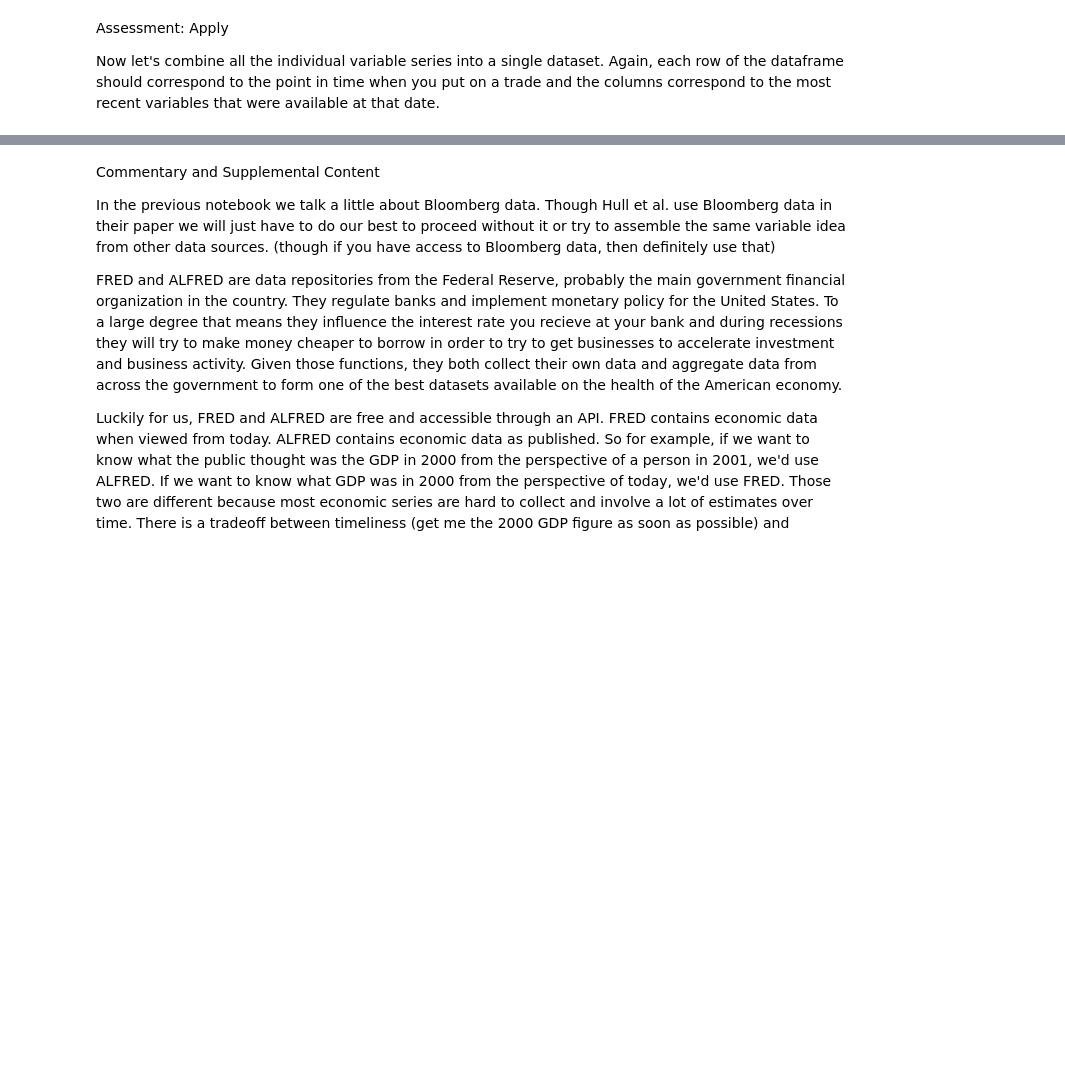
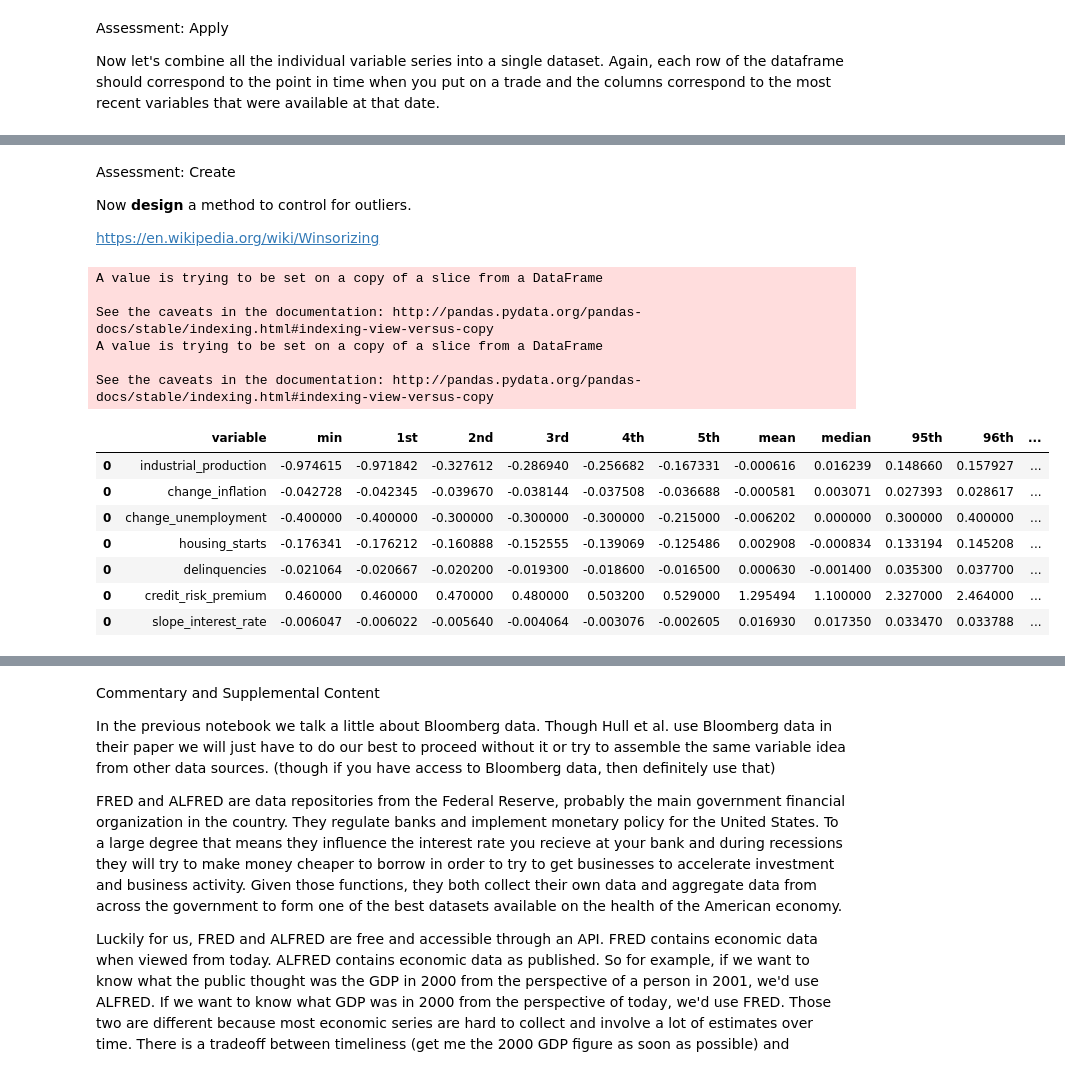
Before and after one commit to jbortfeld/Market-Timing-Model, a Jupyter notebook: Notebooks/2. Variables.ipynb, the cells around one changed output, grey strips where cells are left out. Cells and saved outputs as stored; diff of their text form; code cells hidden in the pictures; blank space fills up the shorter version.

```diff
--- a/Notebooks/2. Variables.ipynb
+++ b/Notebooks/2. Variables.ipynb
@@ -924 +985,69 @@ Make sure you understand what each data series represents and what time period i
+# %% [markdown]
+<span class="label label-warning"> Assessment: Create </span>
+
+Now <b>design</b> a method to control for outliers.
+
+https://en.wikipedia.org/wiki/Winsorizing
+# %%
+def winsorize(x):
+
+    pct_1 = x.quantile(q = 0.01)
+    pct_99 = x.quantile(q = 0.99)
+
+    # create a floor
+    mask = x < pct_1
+    x[mask] = pct_1
+
+    # create a ceiling
+    mask = x> pct_99
+    x[mask] = pct_99
+
+    return x
+
+# implement the winsorization (floor/ceiling to remove outliers)
+for col in ['industrial_production', 'change_inflation', 'change_unemployment',
+           'housing_starts', 'delinquencies', 'credit_risk_premium', 'slope_interest_rate']:
+    df[col] = winsorize(df[col])
+
+# view the results
+distribution = pd.DataFrame()
+for col in ['industrial_production', 'change_inflation', 'change_unemployment',
+           'housing_starts', 'delinquencies', 'credit_risk_premium', 'slope_interest_rate']:
+    temp = pd.DataFrame({'variable': [col]})
+
+    temp['min'] = df[col].min()
+    temp['1st'] = df[col].quantile(q = 0.01)
+    temp['2nd'] = df[col].quantile(q = 0.02)
+    temp['3rd'] = df[col].quantile(q = 0.03)
+    temp['4th'] = df[col].quantile(q = 0.04)
+    temp['5th'] = df[col].quantile(q = 0.05)
+
+    temp['mean'] = df[col].mean()
+    temp['median'] = df[col].median()
+
+    temp['95th'] = df[col].quantile(q = 0.95)
+    temp['96th'] = df[col].quantile(q = 0.96)
+    temp['98th'] = df[col].quantile(q = 0.97)
+    temp['98th'] = df[col].quantile(q = 0.98)
+    temp['99th'] = df[col].quantile(q = 0.99)
+    temp['max'] = df[col].max()
+
+    distribution = distribution.append(temp)
+
+distribution
+# %% [output]
+A value is trying to be set on a copy of a slice from a DataFrame
+
+See the caveats in the documentation: http://pandas.pydata.org/pandas-docs/stable/indexing.html#indexing-view-versus-copy
+A value is trying to be set on a copy of a slice from a DataFrame
+
+See the caveats in the documentation: http://pandas.pydata.org/pandas-docs/stable/indexing.html#indexing-view-versus-copy
+|  | variable | min | 1st | 2nd | 3rd | 4th | 5th | mean | median | 95th | 96th | ... |
+| 0 | industrial_production | -0.974615 | -0.971842 | -0.327612 | -0.286940 | -0.256682 | -0.167331 | -0.000616 | 0.016239 | 0.148660 | 0.157927 | ... |
+| 0 | change_inflation | -0.042728 | -0.042345 | -0.039670 | -0.038144 | -0.037508 | -0.036688 | -0.000581 | 0.003071 | 0.027393 | 0.028617 | ... |
+| 0 | change_unemployment | -0.400000 | -0.400000 | -0.300000 | -0.300000 | -0.300000 | -0.215000 | -0.006202 | 0.000000 | 0.300000 | 0.400000 | ... |
+| 0 | housing_starts | -0.176341 | -0.176212 | -0.160888 | -0.152555 | -0.139069 | -0.125486 | 0.002908 | -0.000834 | 0.133194 | 0.145208 | ... |
+| 0 | delinquencies | -0.021064 | -0.020667 | -0.020200 | -0.019300 | -0.018600 | -0.016500 | 0.000630 | -0.001400 | 0.035300 | 0.037700 | ... |
+| 0 | credit_risk_premium | 0.460000 | 0.460000 | 0.470000 | 0.480000 | 0.503200 | 0.529000 | 1.295494 | 1.100000 | 2.327000 | 2.464000 | ... |
+| 0 | slope_interest_rate | -0.006047 | -0.006022 | -0.005640 | -0.004064 | -0.003076 | -0.002605 | 0.016930 | 0.017350 | 0.033470 | 0.033788 | ... |
 # %%
```
Also changed, not shown: parts of 20 cells of this notebook, 1 other file.
